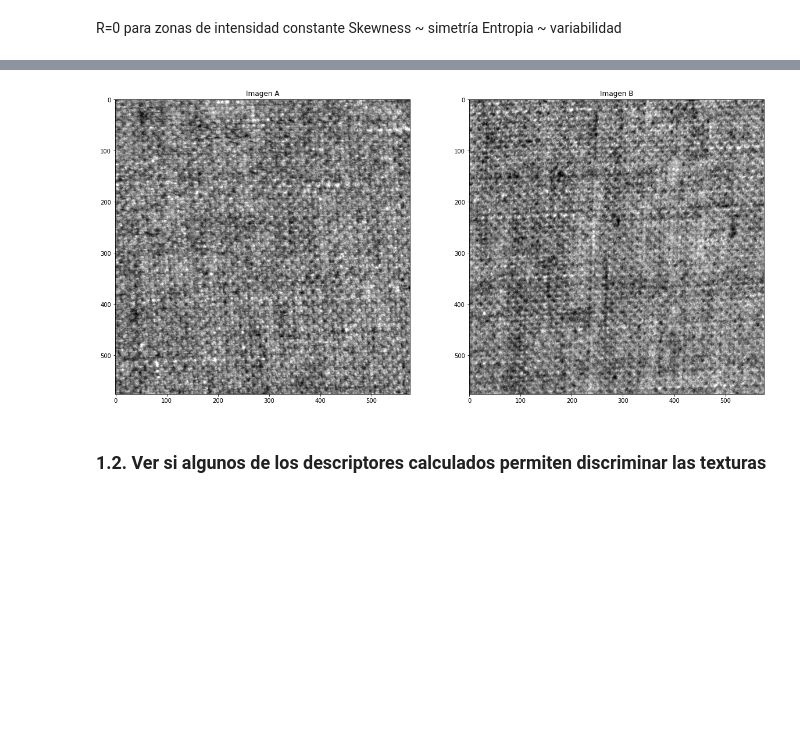
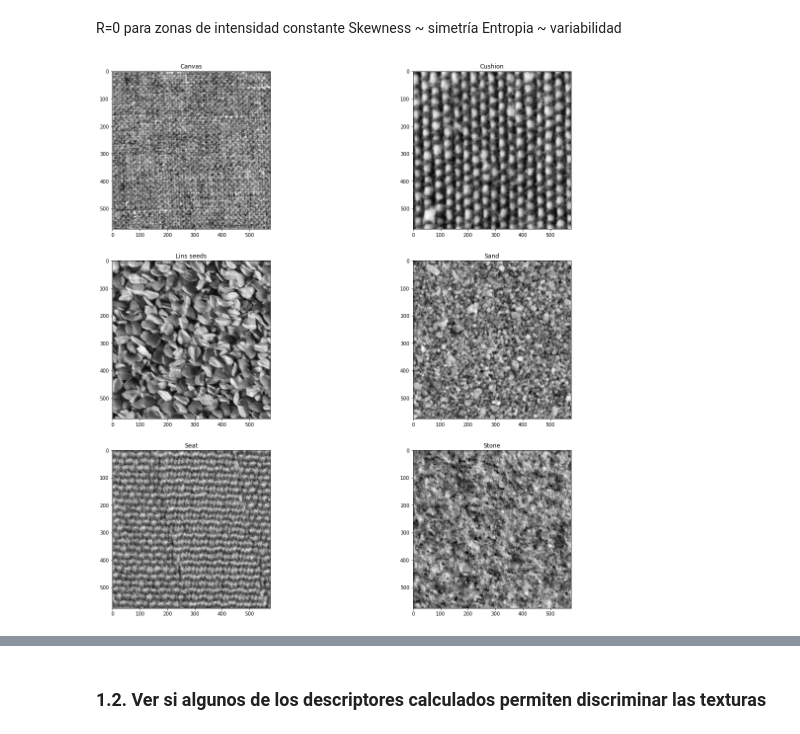
Before and after one commit to victoriatournier/timag, a Jupyter notebook: timag_2023_entregable_3/timag-2023-entregable-3.ipynb, the cells around one changed output, grey strips where cells are left out. Saved outputs shown, nothing was run; the diff lists cells and outputs as text; code cells hidden in the pictures; blank space fills up the shorter version.

```diff
--- a/timag_2023_entregable_3/timag-2023-entregable-3.ipynb
+++ b/timag_2023_entregable_3/timag-2023-entregable-3.ipynb
@@ -168,7 +174,7 @@ print("\n")
 
 # chequear funcionamiento de la función para distancia 1 horizontal y distancia 1 vertical
 print("Distancia 1 horizontal:")
-contrast, dissimilarity, homogeneity, energy, correlation=calcular_descriptores_de_matriz_de_coocurrencia(image, 1, 0, levels=256, debug=False)
+contrast, dissimilarity, homogeneity, energy, correlation=calcular_descriptores_de_matriz_de_coocurrencia(image, 1, 0, levels=256, debug=True)
 print("Contrast: ", contrast)
 print("Dissimilarity: ", dissimilarity)
 print("Homogeneity: ", homogeneity)
@@ -209,17 +215,70 @@ Para la matriz de coocurrencia puede ser conveniente explorar distintas distanci
 R=0 para zonas de intensidad constante
 Skewness ~ simetría
 Entropia ~ variabilidad
+# %%
+def calcular_descriptores(I, angulo, distancia, datos, textura):
+    mean, R, skewness, flatness, uniformity, entropy=calcular_descriptores_de_histograma(I)
+    contrast, dissimilarity, homogeneity, energy, correlation=calcular_descriptores_de_matriz_de_coocurrencia(I, distancia, angulo, levels=256, debug=False)
+    datos.append([textura, mean, R, skewness, flatness, uniformity, entropy, contrast, dissimilarity, homogeneity, energy, correlation])
+    return(datos)
 # %%
-print("Canvas")
+
+distancia=50
+angulo=0
+datos=[["Textura", "Mean", "R", "Skewness", "Flatness", "Uniformity", "Entropy", "Contrast", "Dissimilarity", "Homogeneity", "Energy", "Correlation"]]
 I = cv2.imread(dir_base_texturas+"/canvas1/canvas1-a-p001.png")
 I=I[:,:,0]
-J = cv2.imread(dir_base_texturas+"/canvas1/canvas1-a-p040.png")
+datos=calcular_descriptores(I, angulo, distancia, datos, "Canvas")
+
+
+J = cv2.imread(dir_base_texturas+"/cushion1/cushion1-a-p001.png")
 J=J[:,:,0]
-fig, axs = plt.subplots(1,2,figsize=(20,20))
-axs[0].imshow(I,cmap="gray")
-axs[0].set_title('Imagen A')
-axs[1].imshow(J,cmap="gray")
-axs[1].set_title('Imagen B')
+datos=calcular_descriptores(J, angulo, distancia, datos, "Cushion")
+
+
+
+fig, axs = plt.subplots(3,2,figsize=(20,20))
+axs[0,0].imshow(I,cmap="gray")
+axs[0,0].set_title('Canvas')
+axs[0,1].imshow(J,cmap="gray")
+axs[0,1].set_title('Cushion')
+
+
+
+I = cv2.imread(dir_base_texturas+"/linsseeds1/linseeds1-a-p001.png")
+I=I[:,:,0]
+datos=calcular_descriptores(I, angulo, distancia, datos, "Lins Seeds")
+
+J = cv2.imread(dir_base_texturas+"/sand1/sand1-a-p001.png")
+J=J[:,:,0]
+datos=calcular_descriptores(J, angulo, distancia, datos, "Sand")
+
+axs[1,0].imshow(I,cmap="gray")
+axs[1,0].set_title('Lins seeds')
+axs[1,1].imshow(J,cmap="gray")
+axs[1,1].set_title('Sand')
+
+
+I = cv2.imread(dir_base_texturas+"/seat2/seat2-a-p001.png")
+I=I[:,:,0]
+datos=calcular_descriptores(I, angulo, distancia, datos, "Seat")
+
+
+
+J = cv2.imread(dir_base_texturas+"/stone1/stone1-a-p001.png")
+J=J[:,:,0]
+datos=calcular_descriptores(J, angulo, distancia, datos, "Stone")
+
+
+
+axs[2,0].imshow(I,cmap="gray")
+axs[2,0].set_title('Seat')
+axs[2,1].imshow(J,cmap="gray")
+axs[2,1].set_title('Stone')
+
 
 plt.show()
+
+print(tabulate(datos, headers="firstrow", tablefmt="grid"))
 # %% [output]
+[figure, new version]
@@ -227,4 +300,3 @@ Canvas
-[figure, old version]
 # %% [markdown]
 ### 1.2. Ver si algunos de los descriptores calculados permiten discriminar las texturas
 # %% [markdown]
```
Also changed, not shown: parts of 11 cells of this notebook.
